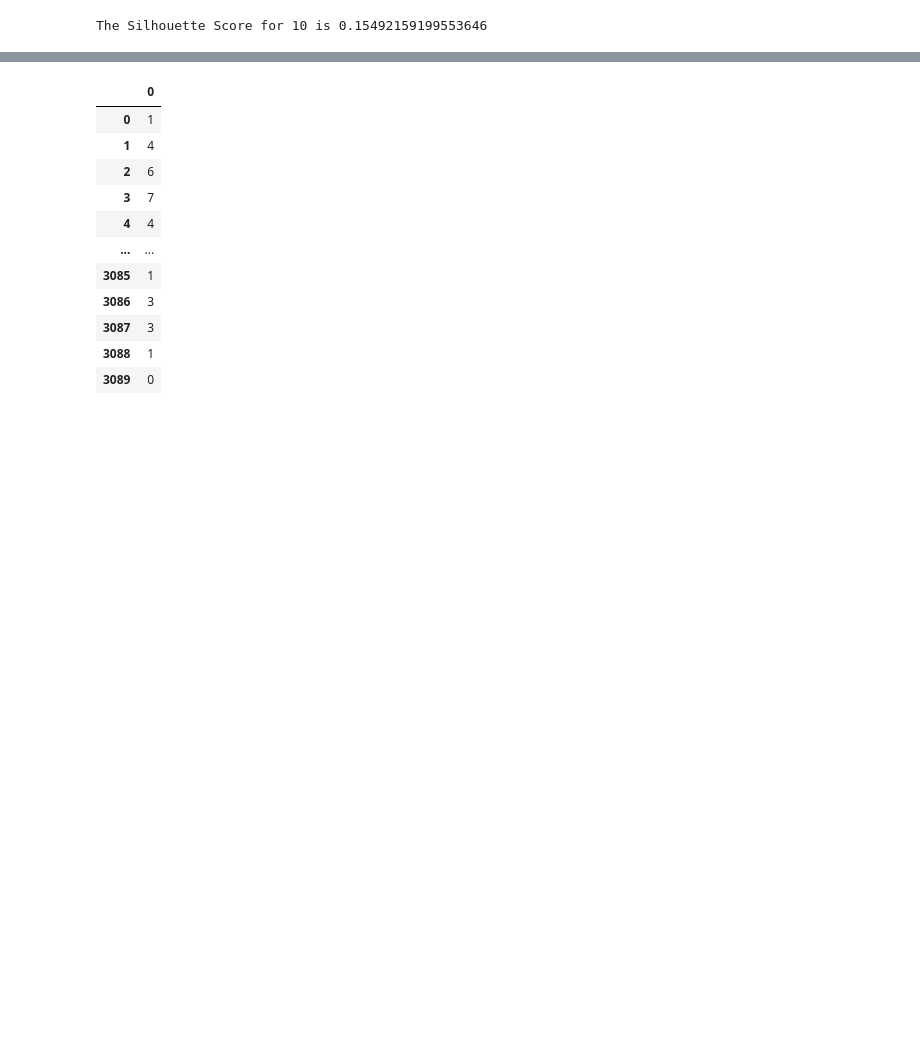
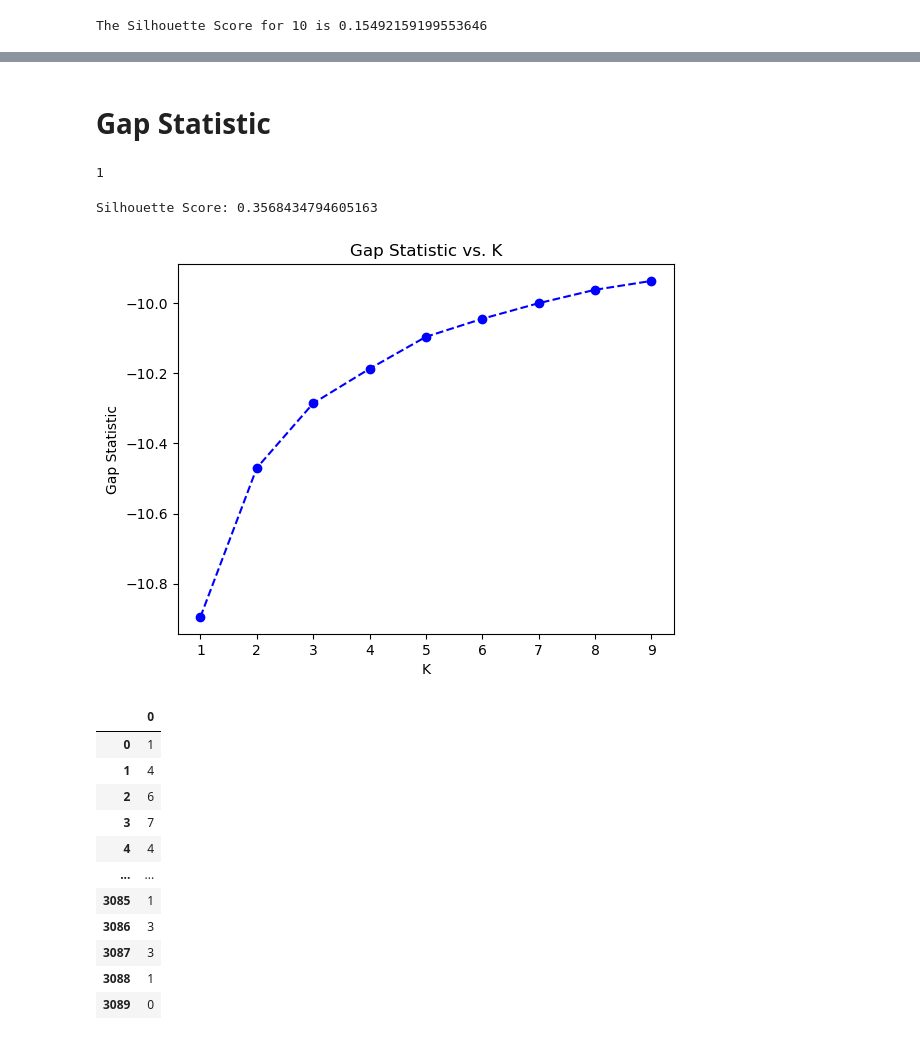
Before and after one commit to Suhail270/DMML_Part2, a Jupyter notebook: K-means.ipynb, the cells around one changed output, grey strips where cells are left out. Saved outputs shown, nothing was run; the diff lists cells and outputs as text; code cells hidden in the pictures; blank space fills up the shorter version.

Commit message:
Gap statistic

```diff
--- a/K-means.ipynb
+++ b/K-means.ipynb
@@ -208,0 +215,2 @@ The Silhouette Score for 10 is 0.15492159199553646
+# %% [markdown]
+# Gap Statistic
@@ -209,3 +252,66 @@ The Silhouette Score for 10 is 0.15492159199553646
+# %%
+optimal_num_clusters
+# %% [output]
+1
+# %%
+from sklearn.metrics import silhouette_score
+
+kmeans=KMeans(n_clusters=2,random_state=100)
+kmeans.fit(x_train)
+pred = kmeans.predict(x_train)
+kmeans.labels_
+print(f'Silhouette Score: {silhouette_score(x_train, kmeans.labels_)}')
+# %% [output]
+Silhouette Score: 0.3568434794605163
+# %%
+# Gap Statistic for K means
+import matplotlib.pyplot as plt
+
+def optimalK(data, nrefs=3):
+    """
+    Calculates KMeans optimal K using Gap Statistic
+    Params:
+        data: ndarry of shape (n_samples, n_features)
+        nrefs: number of sample reference datasets to create
+        maxClusters: Maximum number of clusters to test for
+    Returns: (gaps, optimalK)
+    """
+    gaps = np.zeros((len(range(1, 10)),))
+    resultsdf = pd.DataFrame({'clusterCount':[], 'gap':[]})
+    for gap_index, k in enumerate(range(1, 10)):
+# Holder for reference dispersion results
+        refDisps = np.zeros(nrefs)
+# For n references, generate random sample and perform kmeans getting resulting dispersion of each loop
+        for i in range(nrefs):
+
+            # Create new random reference set
+            randomReference = np.random.random_sample(size=data.shape)
+
+            # Fit to it
+            km = KMeans(k)
+            km.fit(randomReference)
+
+            refDisp = km.inertia_
+            refDisps[i] = refDisp
+# Fit cluster to original data and create dispersion
+        km = KMeans(k)
+        km.fit(data)
+
+        origDisp = km.inertia_
+# Calculate gap statistic
+        gap = np.log(np.mean(refDisps)) - np.log(origDisp)
+# Assign this loop's gap statistic to gaps
+        gaps[gap_index] = gap
+
+        resultsdf = resultsdf.append({'clusterCount':k, 'gap':gap}, ignore_index=True)
+    return (gaps.argmax() + 1, resultsdf)
+score_g, df = optimalK(x_train, nrefs=5)
+plt.plot(df['clusterCount'], df['gap'], linestyle='--', marker='o', color='b');
+plt.xlabel('K');
+plt.ylabel('Gap Statistic');
+plt.title('Gap Statistic vs. K');
+# %% [output]
+[figure, added]
 # %%
 from sklearn.metrics import adjusted_rand_score
 
```
Also changed, not shown: parts of 4 cells of this notebook.
